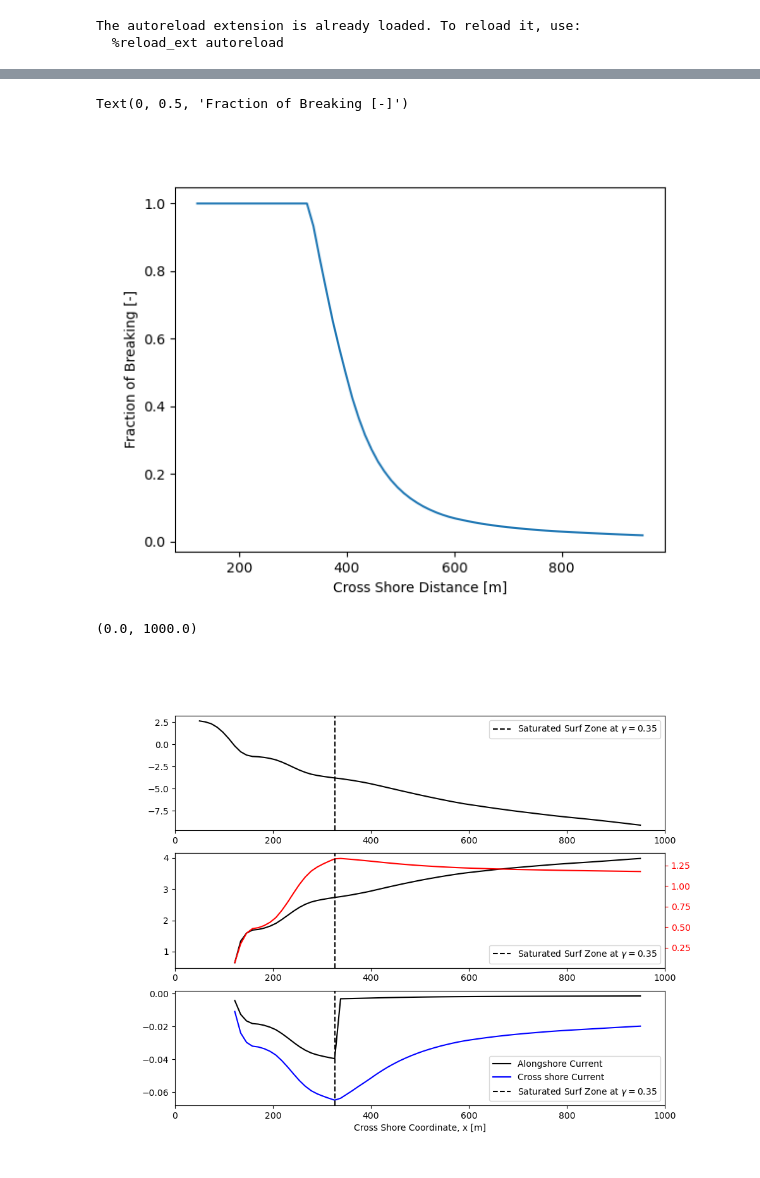
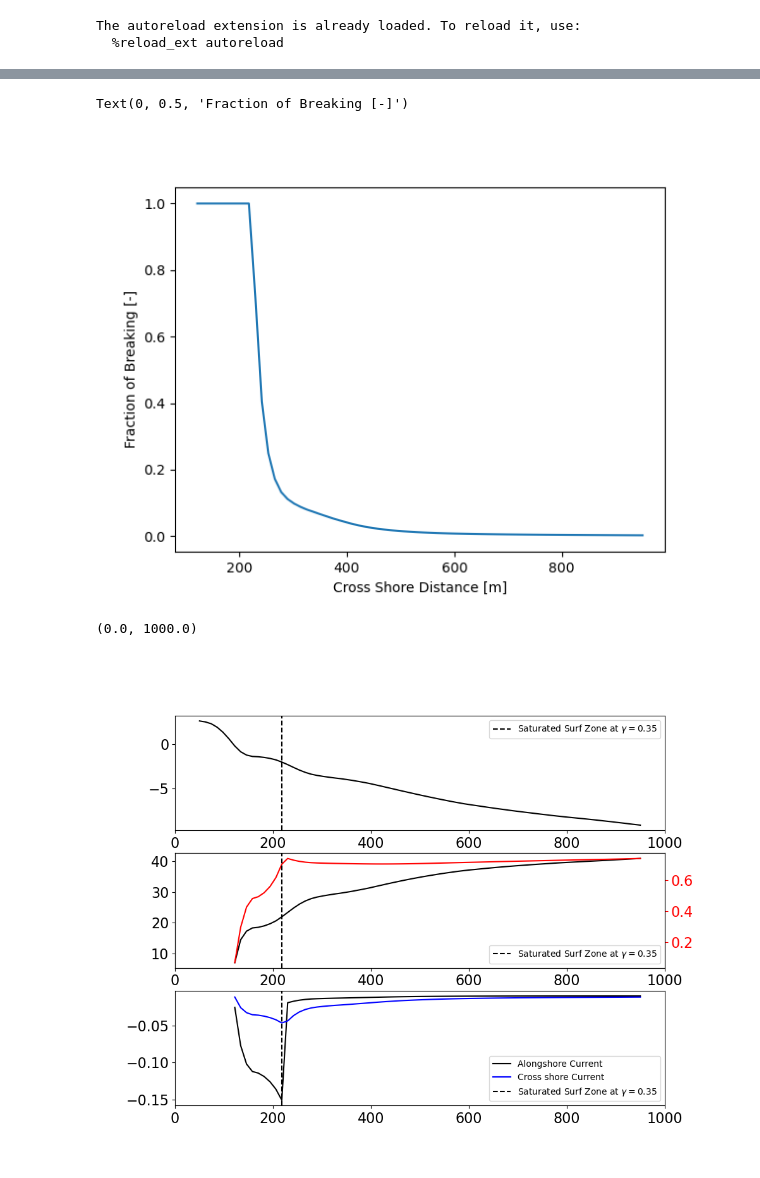
Before and after one commit to edwinrainville/surfing-transport, a Jupyter notebook: analysis/test-drift-trajectory-model-tools.ipynb, the cells around one changed output, grey strips where cells are left out. Saved outputs shown, nothing was run; the diff lists cells and outputs as text; code cells hidden in the pictures.

Commit message:
final figures and analysis for paper

```diff
--- a/analysis/test-drift-trajectory-model-tools.ipynb
+++ b/analysis/test-drift-trajectory-model-tools.ipynb
@@ -29,7 +29,8 @@ bathy_profile = np.nanmean(bathy, axis=0)
 mission_df = pd.read_csv('../data/mission_df.csv')
 
 # Get Mission Specific Conditions
-mission_num = 19
+# mission_num = 19 # Small Wave Angle
+mission_num = 48 # Big Wave Angle
 wind_speed = mission_df[mission_df['mission number'] == mission_num]['wind speed [m/s]'].values[0]
 wind_dir_FRF_mathconv = mission_df[mission_df['mission number'] == mission_num]['wind direction FRF math convention [deg]'].values[0]
 stokes_drift = mission_df[mission_df['mission number'] == mission_num]['stokes drift [m/s] (8marray)'].values[0]
@@ -82,6 +83,6 @@ Text(0, 0.5, 'Stokes Drift Magnitude [m/s]')
 # %%
 # Compute the Fraction of Breaking
-qb_profile = tools.compute_fraction_of_breaking_profiles(gamma, Hs_profile, x_values, -bathy_profile, mission_num)
+qb_profile = tools.compute_fraction_of_breaking_profiles(gamma, Hs_profile, -bathy_profile)
 
 # Plot the fraction of breaking profile
 fig, ax = plt.subplots()
@@ -90,7 +91,7 @@ ax.set_xlabel('Cross Shore Distance [m]')
 ax.set_ylabel('Fraction of Breaking [-]')
 # %% [output]
 Text(0, 0.5, 'Fraction of Breaking [-]')
-[figure, old version]
+[figure, new version]
 # %%
 # Test the Along Shore Current Profile Estimate
 c_d = 0.0033
@@ -103,32 +104,36 @@ along_shore_current = tools.compute_alongshore_current_profile(gamma, Hs_profile
 alongshore, crossshore = tools.create_waves_along_and_crossshore_current_profiles(theta, u_s, along_shore_current)
 
 # Plot the along shore current profile
 fig, (ax1, ax2, ax4) = plt.subplots(nrows=3, figsize=(10, 8))
 
 ax1.plot(x_values, bathy_profile, color='k')
 ax1.axvline(x_br, color='k', linestyle='dashed', label='Saturated Surf Zone at $\gamma = 0.35$')
+ax1.tick_params(axis='both', labelsize=16)
 # ax1.set_ylabel('Elevation (relative to NAVD88) [m]')
 ax1.legend()
 ax1.set_xlim(0, 1000)
 
 
 ax2.plot(x_values, theta, color='k')
+ax2.tick_params(axis='both', labelsize=16)
 # ax2.set_ylabel('Wave Angle (Relative to Shore Normal [deg])', color='k')
 ax2.set_xlim(0, 1000)
 ax3 = ax2.twinx()
 ax3.plot(x_values, Hs_profile, color='r')
 ax3.tick_params(axis='y', colors='r')
 # ax3.set_ylabel('Hs [m]', color='r')
 ax3.axvline(x_br, color='k', linestyle='dashed', label='Saturated Surf Zone at $\gamma = 0.35$')
+ax3.tick_params(axis='both', labelsize=16)
 ax3.legend()
 
 ax4.plot(x_values, alongshore, label='Alongshore Current', color='k')
 ax4.plot(x_values, crossshore, label='Cross shore Current', color='b')
 ax4.axvline(x_br, color='k', linestyle='dashed', label='Saturated Surf Zone at $\gamma = 0.35$')
-ax4.set_xlabel('Cross Shore Coordinate, x [m]')
+# ax4.set_xlabel('Cross Shore Coordinate, x [m]')
 # ax4.set_ylabel('Along Shore Current [m/s]')
 ax4.legend()
+ax4.tick_params(axis='both', labelsize=16)
 ax4.set_xlim(0, 1000)
 # %% [output]
 (0.0, 1000.0)
-[figure, old version]
+[figure, new version]
```
Also changed, not shown: parts of 2 cells of this notebook, 8 other files.
